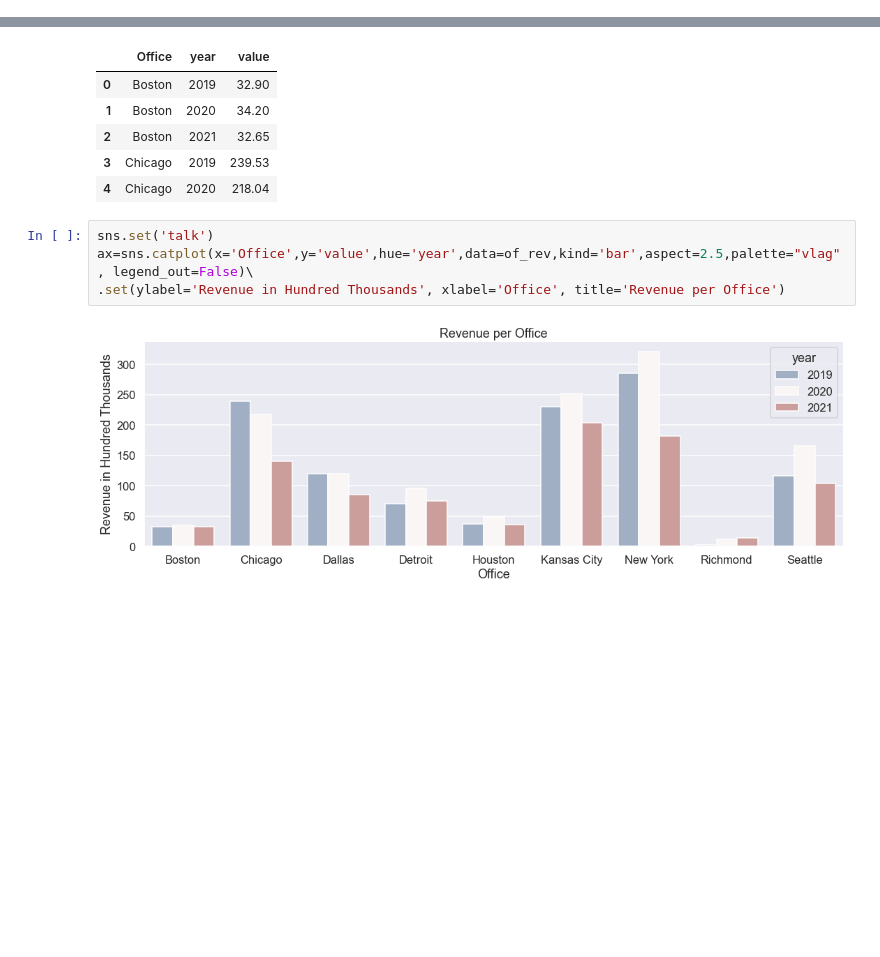
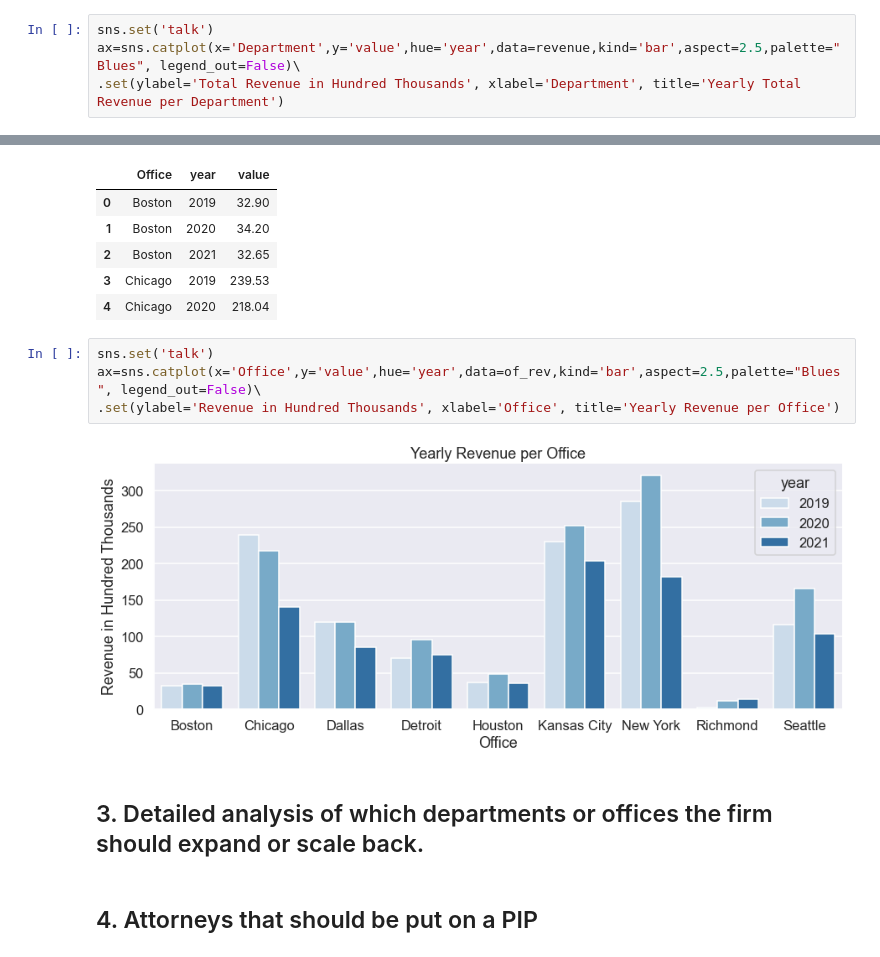
Before and after one commit to carlosiruiz/mnm-data_analyst, a Jupyter notebook: Lawfirm_Analysis.ipynb, the cells around one changed output, grey strips where cells are left out. Drawn from its saved outputs; the diff is of its cells as text; blank space fills up the shorter version.

```diff
--- a/Lawfirm_Analysis.ipynb
+++ b/Lawfirm_Analysis.ipynb
@@ -64,0 +44,4 @@ revenue.plot(kind='bar')
+# %%
+sns.set('talk')
+ax=sns.catplot(x='Department',y='value',hue='year',data=revenue,kind='bar',aspect=2.5,palette="Blues", legend_out=False)\
+.set(ylabel='Total Revenue in Hundred Thousands', xlabel='Department', title='Yearly Total Revenue per Department')
@@ -91,7 +80,11 @@ of_rev.head(5)
 | 4 | Chicago | 2020 | 218.04 |
 # %%
 sns.set('talk')
-ax=sns.catplot(x='Office',y='value',hue='year',data=of_rev,kind='bar',aspect=2.5,palette="vlag", legend_out=False)\
-.set(ylabel='Revenue in Hundred Thousands', xlabel='Office', title='Revenue per Office')
+ax=sns.catplot(x='Office',y='value',hue='year',data=of_rev,kind='bar',aspect=2.5,palette="Blues", legend_out=False)\
+.set(ylabel='Revenue in Hundred Thousands', xlabel='Office', title='Yearly Revenue per Office')
 # %% [output]
-[figure, old version]
+[figure, new version]
+# %% [markdown]
+## 3. Detailed analysis of which departments or offices the firm should expand or scale back.
+# %% [markdown]
+## 4. Attorneys that should be put on a PIP
```
Also changed, not shown: parts of 10 cells of this notebook.
